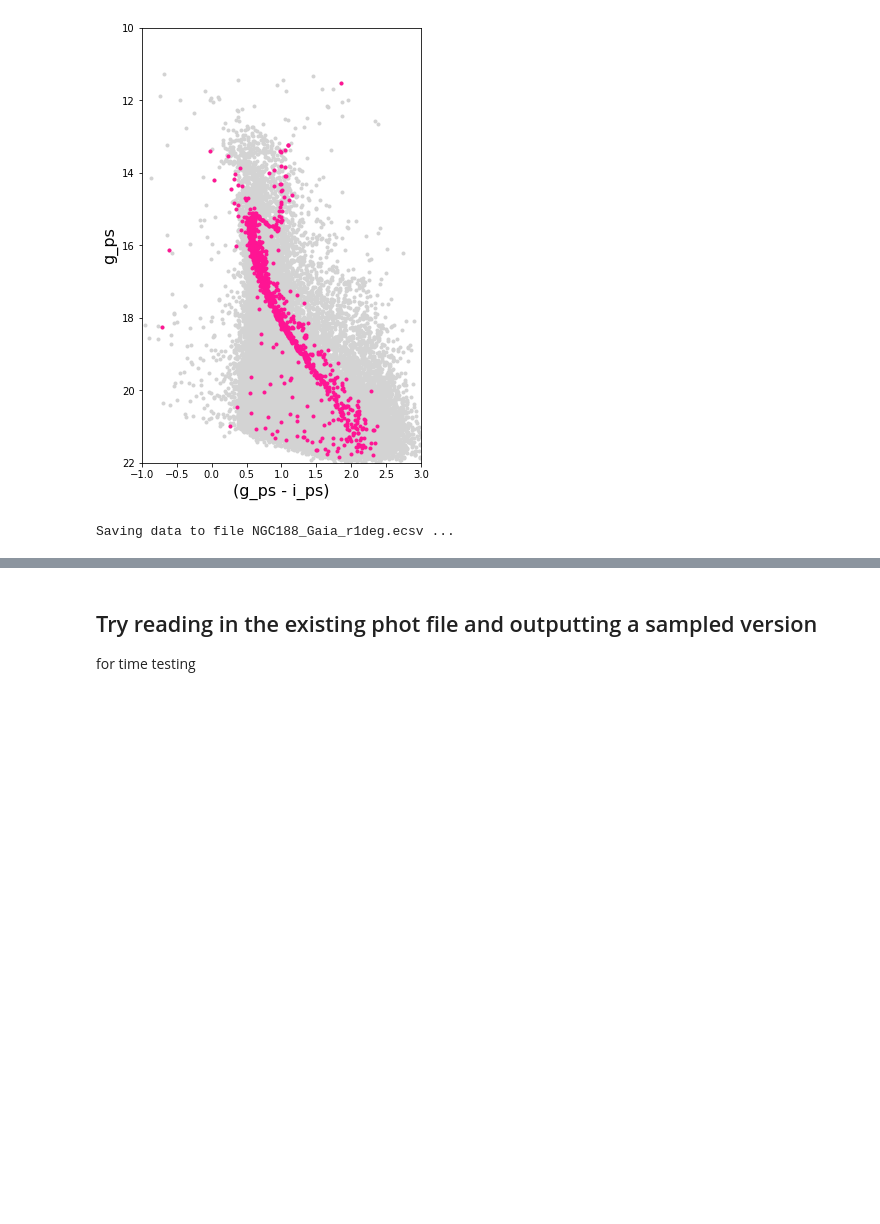
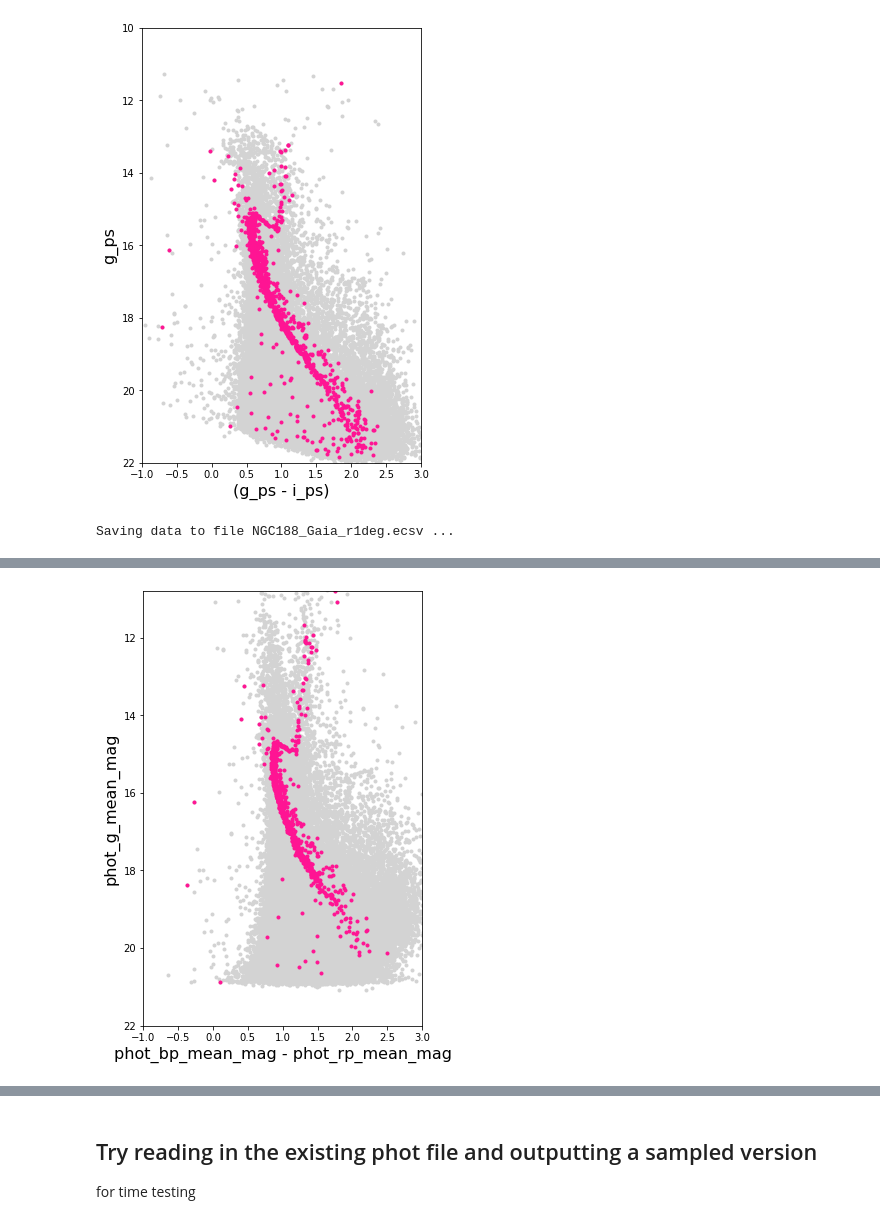
Before and after one commit to ageller/BASE9_utils, a Jupyter notebook: getGaiaData/genBASE9PhotFile.ipynb, the cells around one changed output, grey strips where cells are left out. Drawn from its saved outputs; the diff is of its cells as text; code cells hidden in the pictures; blank space fills up the shorter version.

Commit message:
added interactive CMD tool to pipeline

```diff
--- a/getGaiaData/genBASE9PhotFile.ipynb
+++ b/getGaiaData/genBASE9PhotFile.ipynb
@@ -320,0 +328,10 @@ Table length=32956
+# %%
+# I will read in the data file here because I'm doing this well after running the above,
+# but I think in principle this could be built into a pipeline using self.data
+cluster = GaiaClusterMembers(12.108, 85.255, 1)
+cluster.membershipMin = 0.01
+cluster.readDataFromFile('NGC188_Gaia_r1deg.ecsv')
+# %%
+cluster.plotCMD(color1='phot_bp_mean_mag', color2='phot_rp_mean_mag', mag='phot_g_mean_mag')
+# %% [output]
+[figure, added]
```
Also changed, not shown: parts of 8 cells of this notebook, 3 other files.
